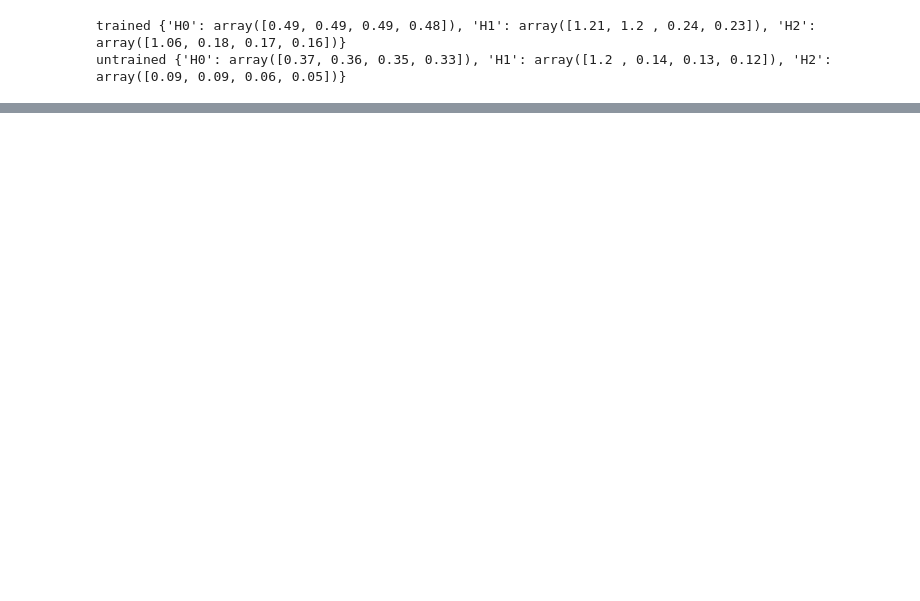
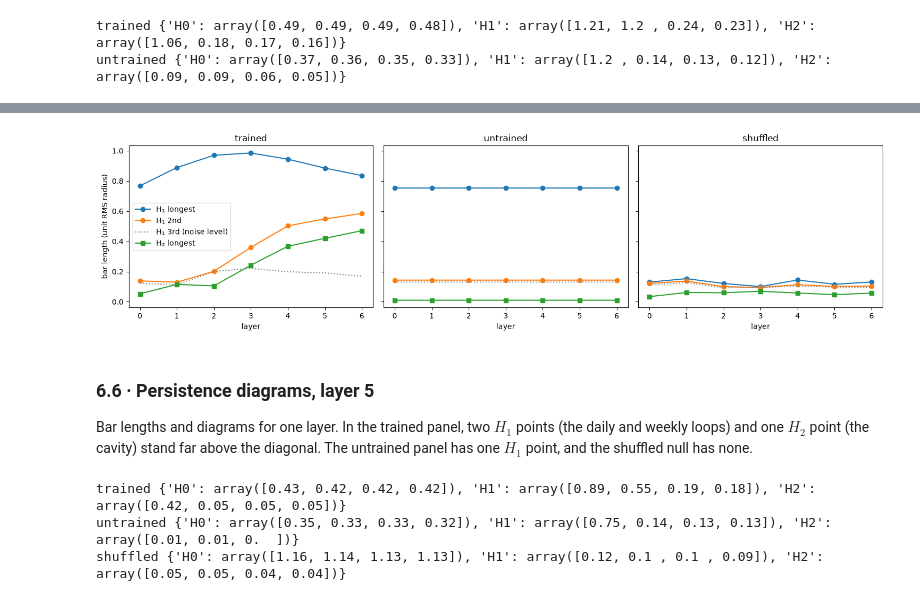
Before and after one commit to jaymanatee/torus-clock, a Jupyter notebook: notebooks/02_phase_probing.ipynb, the cells around one changed output, grey strips where cells are left out. Drawn from its saved outputs; the diff is of its cells as text; code cells hidden in the pictures; blank space fills up the shorter version.

Commit message:
notebook 2 (probing and homology on layers)

```diff
--- a/notebooks/02_phase_probing.ipynb
+++ b/notebooks/02_phase_probing.ipynb
@@ -238,19 +246,21 @@ $$(\theta, \omega) \mapsto \big((R + r\rho\cos\omega)\cos\theta,\ (R + r\rho\cos
 where $\rho$ is the token's distance from the centre of the weekly plane. **This picture assumes the shape**: any two angles would make a donut. What it shows is how the tokens spread over it. The untrained model is the control.
 # %%
 def torus_xyz(acts, layer, R=3.0, r=1.0):
-    X = tokens(acts, layer)
-    d = fit_probe(X, y_daily)(X[te])
-    w = fit_probe(X, y_weekly)(X[te])
+    # ring-torus map: daily angle -> around the big circle, weekly (rho, angle) -> position in the tube
+    A = tokens(acts, layer)
+    d = fit_probe(A, daily)(A[test_s]).reshape(-1, 2)
+    w = fit_probe(A, weekly)(A[test_s]).reshape(-1, 2)
     th, om = np.arctan2(d[:, 1], d[:, 0]), np.arctan2(w[:, 1], w[:, 0])
-    rho = np.linalg.norm(w, axis=1)
+    rho = np.linalg.norm(w, axis=1)                  # ~1 when the weekly phase is clear, ~0 when not
     return np.c_[(R + r * rho * np.cos(om)) * np.cos(th),
                  (R + r * rho * np.cos(om)) * np.sin(th),
                  r * rho * np.sin(om)]
 
 
+# trained: hollow tube (weekly phase known); untrained: filled tube (weekly phase unknown)
 for which, a in [("trained", acts), ("untrained", acts_u)]:
     xyz = torus_xyz(a, "layer 4")
-    fig = px.scatter_3d(x=xyz[:, 0], y=xyz[:, 1], z=xyz[:, 2], color=y_weekly[te],
+    fig = px.scatter_3d(x=xyz[:, 0], y=xyz[:, 1], z=xyz[:, 2], color=weekly[test_s].reshape(-1),
                         color_continuous_scale="twilight", opacity=0.6,
                         title=f"{which}, layer 4, coloured by weekly phase")
     fig.update_traces(marker_size=2)
@@ -298,0 +328,13 @@ Rerun the notebook to refresh the numbers; with `NOISE = 0.5` the run on 6 Novem
+# %%
+# every layer, for the trained model, the untrained model and the shuffled-label null
+records = []
+for which, a, shuffle in [("trained", acts, False), ("untrained", acts_u, False), ("shuffled", acts, True)]:
+    for layer in LAYERS:
+        bars = top_bars(layer_homology(a, layer, shuffle=shuffle))
+        records.append({"model": which, "layer": layer,
+                        "H1 #1": bars[1][0], "H1 #2": bars[1][1], "H1 #3": bars[1][2],
+                        "H2 #1": bars[2][0], "H2 #2": bars[2][1]})
+
+homology = pd.DataFrame(records).set_index(["model", "layer"])
+homology.to_csv(RESULTS / "02_layer_homology.csv")
+homology.round(2)
@@ -298,0 +360,38 @@ Rerun the notebook to refresh the numbers; with `NOISE = 0.5` the run on 6 Novem
+# %%
+# a torus = two H1 lines clearly above the gray noise line, plus an H2 line above the noise
+fig, axes = plt.subplots(1, 3, figsize=(15, 4), sharey=True)
+for ax, which in zip(axes, ["trained", "untrained", "shuffled"]):
+    h = homology.loc[which].loc[layer_ids]
+    ax.plot(xs, h["H1 #1"], "-o", label="H₁ longest")
+    ax.plot(xs, h["H1 #2"], "-o", label="H₁ 2nd")
+    ax.plot(xs, h["H1 #3"], ":", color="gray", label="H₁ 3rd (noise level)")
+    ax.plot(xs, h["H2 #1"], "-s", label="H₂ longest")
+    ax.set_xticks(xs, [n.split()[-1] for n in layer_ids])
+    ax.set_xlabel("layer")
+    ax.set_title(which)
+axes[0].set_ylabel("bar length (unit RMS radius)")
+axes[0].legend()
+plt.tight_layout()
+plt.savefig(RESULTS / "02_layer_homology.png", dpi=150)
+plt.show()
+# %% [output]
+[figure, added]
+# %% [markdown]
+### 6.6 · Persistence diagrams, layer 5
+
+Bar lengths and diagrams for one layer. In the trained panel, two $H_1$ points (the daily and weekly loops) and one $H_2$ point (the cavity) stand far above the diagonal. The untrained panel has one $H_1$ point, and the shuffled null has none.
+# %%
+# bar lengths at layer 5, the layer used for the persistence diagram below
+layer5_bars = {}
+for which, a, shuffle in [("trained", acts, False), ("untrained", acts_u, False), ("shuffled", acts, True)]:
+    dgms = layer_homology(a, "layer 5", shuffle=shuffle)
+    layer5_bars[which] = {f"H{k}": np.sort((dg[:, 1] - dg[:, 0])[np.isfinite(dg[:, 1])])[::-1][:4].round(2)
+                          for k, dg in enumerate(dgms)}
+    print(which, layer5_bars[which])
+
+with open(RESULTS / "02_layer_homology_layer5.json", "w") as fh:
+    json.dump({which: {k: v.tolist() for k, v in bars.items()} for which, bars in layer5_bars.items()}, fh, indent=2)
+# %% [output]
+trained {'H0': array([0.43, 0.42, 0.42, 0.42]), 'H1': array([0.89, 0.55, 0.19, 0.18]), 'H2': array([0.42, 0.05, 0.05, 0.05])}
+untrained {'H0': array([0.35, 0.33, 0.33, 0.32]), 'H1': array([0.75, 0.14, 0.13, 0.13]), 'H2': array([0.01, 0.01, 0.  ])}
+shuffled {'H0': array([1.16, 1.14, 1.13, 1.13]), 'H1': array([0.12, 0.1 , 0.1 , 0.09]), 'H2': array([0.05, 0.05, 0.04, 0.04])}
```
Also changed, not shown: parts of 24 cells of this notebook, 11 other files.
